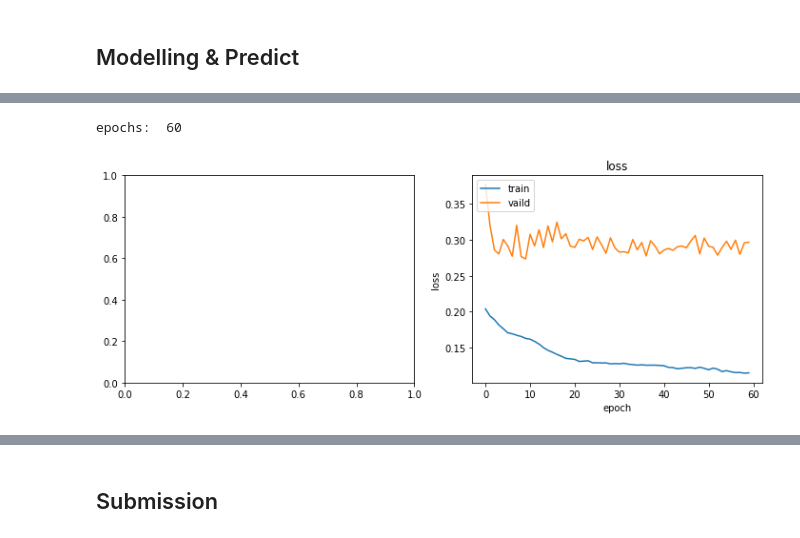
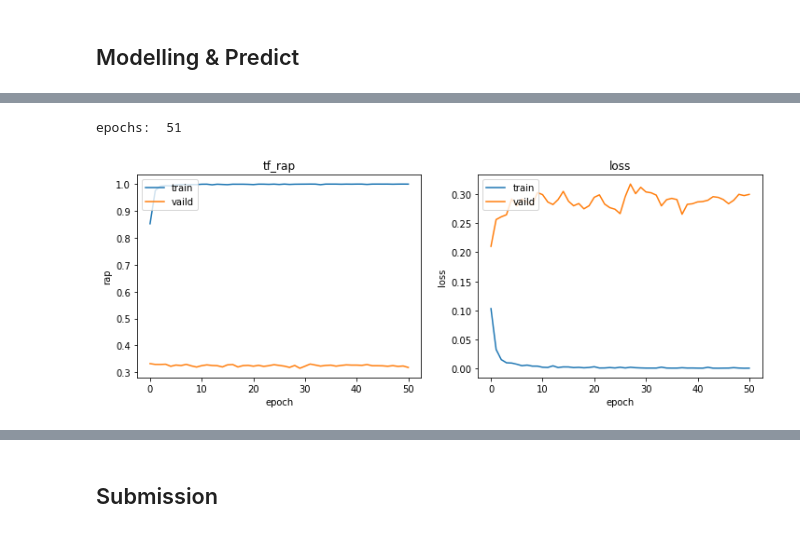
Before and after one commit to siang-chang/tbrain-esunbank-suspicious-activity-report, a Jupyter notebook: src/machine_learning_method.ipynb, the cells around one changed output, grey strips where cells are left out. Cells and saved outputs as stored; diff of their text form; code cells hidden in the pictures.

```diff
--- a/src/machine_learning_method.ipynb
+++ b/src/machine_learning_method.ipynb
@@ -542,30 +826,30 @@ Epoch 00060: val_loss did not improve from 0.27346
 # %%
 from matplotlib import pyplot as plt
 log = pd.read_csv(F'{path}/logs/{model_name}.csv')
 print('epochs: ',len(log))
 plt.figure(figsize=(12, 4))
 
 # Summarize history for accuracy
 plt.subplot(1, 2, 1)
-# plt.plot(log['categorical_accuracy'])
-# plt.plot(log['val_categorical_accuracy'])
-# plt.title('accuracy')
-# plt.ylabel('accuracy')
-# plt.xlabel('epoch')
-# plt.legend(['train', 'vaild'], loc='upper left')
+plt.plot(log['tf_rap'])
+plt.plot(log['val_tf_rap'])
+plt.title('tf_rap')
+plt.ylabel('rap')
+plt.xlabel('epoch')
+plt.legend(['train', 'vaild'], loc='upper left')
 
 # Summarize history for loss
 plt.subplot(1, 2, 2)
 plt.plot(log['loss'])
 plt.plot(log['val_loss'])
 plt.title('loss')
 plt.ylabel('loss')
 plt.xlabel('epoch')
 plt.legend(['train', 'vaild'], loc='upper left')
 
 # Save image
 plt.savefig(F'{path}/logs/{model_name}.jpg')
 # %% [output]
-epochs:  60
+epochs:  51
-[figure, old version]
+[figure, new version]
 # %%
```
Also changed, not shown: parts of 72 cells of this notebook.
